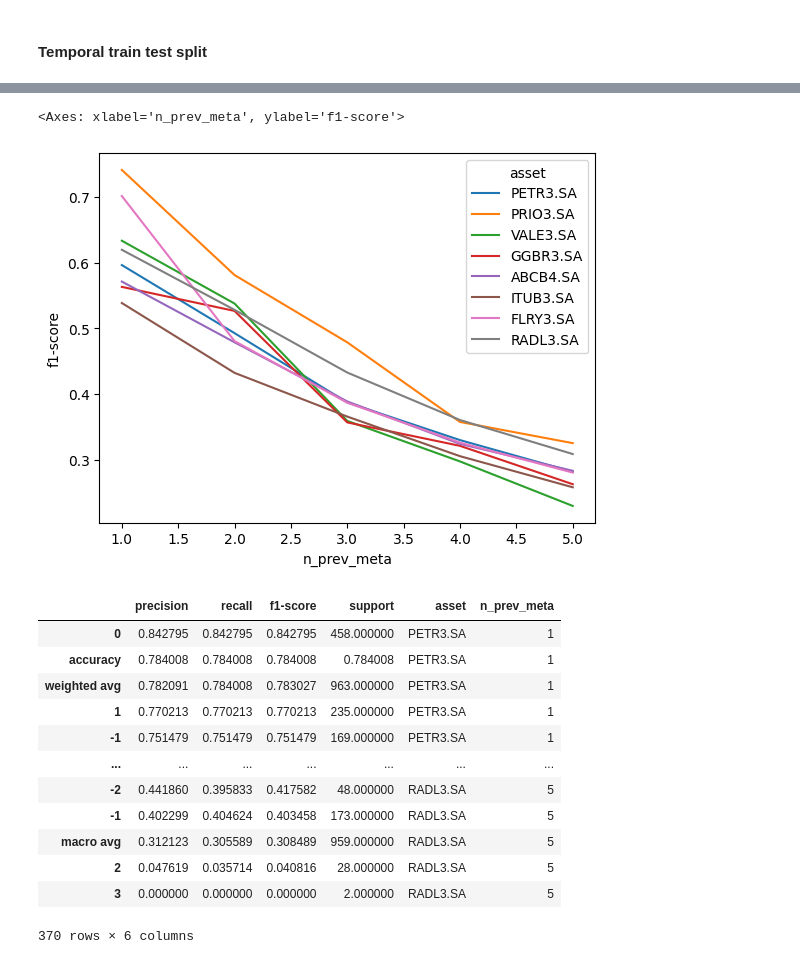
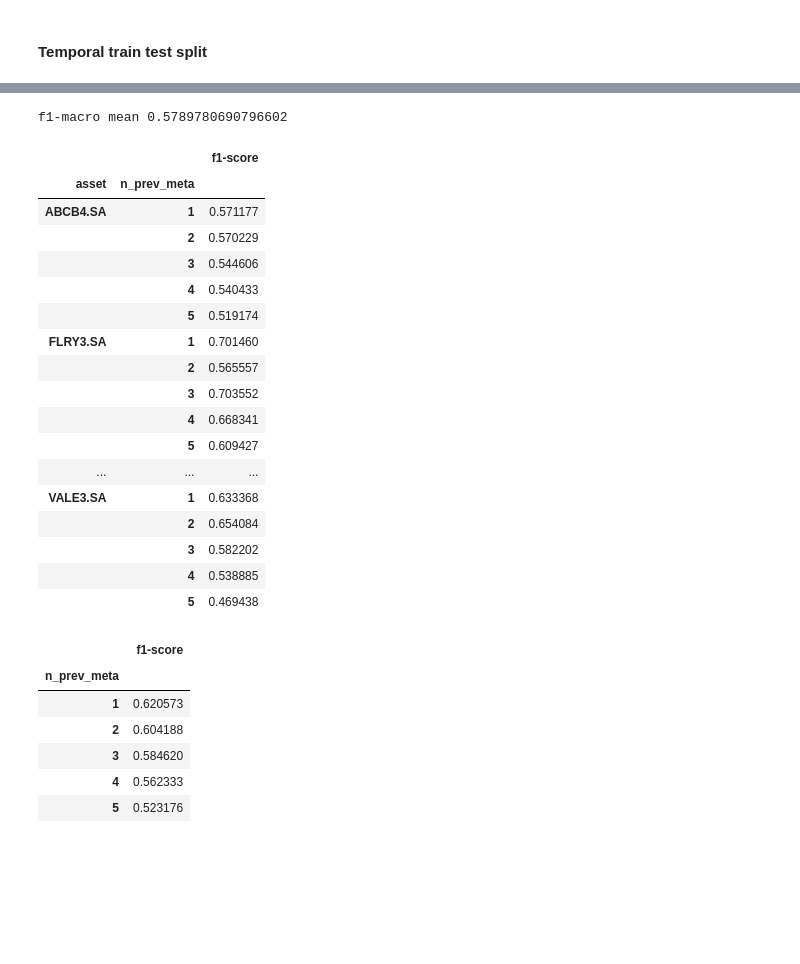
Before and after one commit to semcovici/Mean-Reversion-Prediction-with-Brazilian-Stocks-Market, a Jupyter notebook: notebooks/freq_model.ipynb, the cells around one changed output, grey strips where cells are left out. Cells and saved outputs as stored; diff of their text form; code cells hidden in the pictures; blank space fills up the shorter version.

```diff
--- a/notebooks/freq_model.ipynb
+++ b/notebooks/freq_model.ipynb
@@ -279,22 +318,37 @@ df_metrics = df_results.loc['macro avg', :]
-# %%
-sns.lineplot(data=df_metrics, x="n_prev_meta", y="f1-score", hue="asset")
-# %% [output]
-<Axes: xlabel='n_prev_meta', ylabel='f1-score'>
-[figure, removed]
-# %%
-df_results
-# %% [output]
-|  | precision | recall | f1-score | support | asset | n_prev_meta |
-| 0 | 0.842795 | 0.842795 | 0.842795 | 458.000000 | PETR3.SA | 1 |
-| accuracy | 0.784008 | 0.784008 | 0.784008 | 0.784008 | PETR3.SA | 1 |
-| weighted avg | 0.782091 | 0.784008 | 0.783027 | 963.000000 | PETR3.SA | 1 |
-| 1 | 0.770213 | 0.770213 | 0.770213 | 235.000000 | PETR3.SA | 1 |
-| -1 | 0.751479 | 0.751479 | 0.751479 | 169.000000 | PETR3.SA | 1 |
-| ... | ... | ... | ... | ... | ... | ... |
-| -2 | 0.441860 | 0.395833 | 0.417582 | 48.000000 | RADL3.SA | 5 |
-| -1 | 0.402299 | 0.404624 | 0.403458 | 173.000000 | RADL3.SA | 5 |
-| macro avg | 0.312123 | 0.305589 | 0.308489 | 959.000000 | RADL3.SA | 5 |
-| 2 | 0.047619 | 0.035714 | 0.040816 | 28.000000 | RADL3.SA | 5 |
-| 3 | 0.000000 | 0.000000 | 0.000000 | 2.000000 | RADL3.SA | 5 |
-370 rows × 6 columns
+# %%
+display()
+
+print('f1-macro mean',df_results.loc['macro avg',['f1-score']].mean()[0])
+# %% [output]
+f1-macro mean 0.5789780690796602
+# %%
+display(df_results.loc['macro avg',['asset', 'n_prev_meta', 'f1-score']].groupby(['asset', 'n_prev_meta']).mean())
+
+display(df_results.loc['macro avg',['n_prev_meta', 'f1-score']].groupby(['n_prev_meta']).mean())
+# %% [output]
+|  |  | f1-score |
+| asset | n_prev_meta |  |
+| ABCB4.SA | 1 | 0.571177 |
+|  | 2 | 0.570229 |
+|  | 3 | 0.544606 |
+|  | 4 | 0.540433 |
+|  | 5 | 0.519174 |
+| FLRY3.SA | 1 | 0.701460 |
+|  | 2 | 0.565557 |
+|  | 3 | 0.703552 |
+|  | 4 | 0.668341 |
+|  | 5 | 0.609427 |
+| ... | ... | ... |
+| VALE3.SA | 1 | 0.633368 |
+|  | 2 | 0.654084 |
+|  | 3 | 0.582202 |
+|  | 4 | 0.538885 |
+|  | 5 | 0.469438 |
+|  | f1-score |
+| n_prev_meta |  |
+| 1 | 0.620573 |
+| 2 | 0.604188 |
+| 3 | 0.584620 |
+| 4 | 0.562333 |
+| 5 | 0.523176 |
 # %%
```
Also changed, not shown: parts of 32 cells of this notebook, 5 other files.
